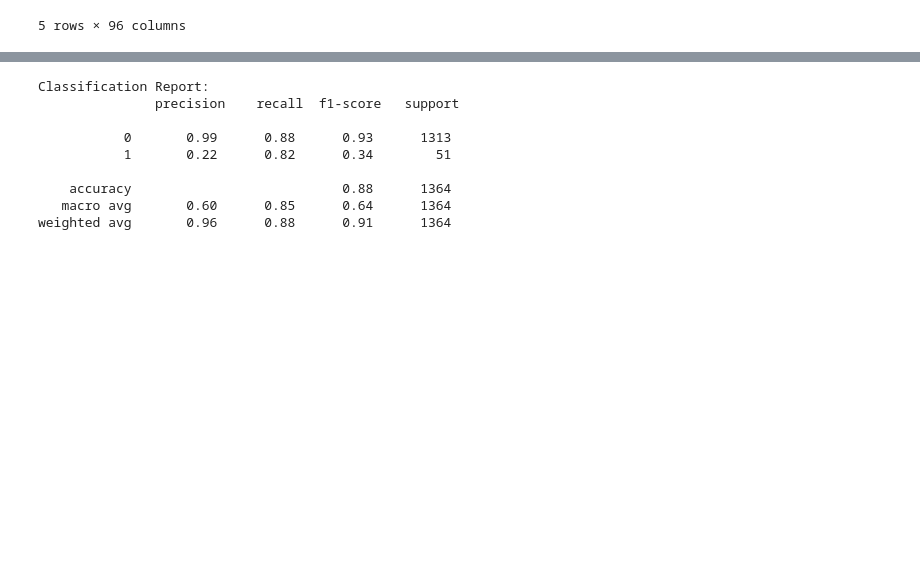
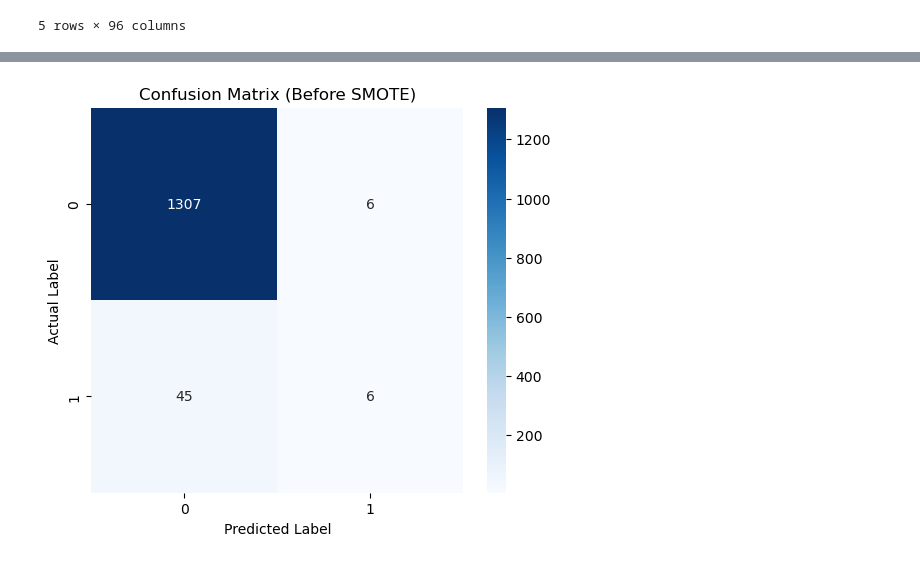
Before and after one commit to SLIIT-Y4S1-ORG/ML-IT4060-ASSIGNMENT01, a Jupyter notebook: KNN/KNN + SMOTE WORKFLOW.ipynb, the cells around one changed output, grey strips where cells are left out. Drawn from its saved outputs; the diff is of its cells as text; code cells hidden in the pictures; blank space fills up the shorter version.

```diff
--- a/KNN/KNN + SMOTE WORKFLOW.ipynb
+++ b/KNN/KNN + SMOTE WORKFLOW.ipynb
@@ -60,0 +45,5 @@ y_pred = model.predict(X_test)
+# %%
+scaler = StandardScaler()
+
+X_train = scaler.fit_transform(X_train)
+X_test = scaler.transform(X_test)
@@ -73,12 +67,13 @@ Confusion Matrix:
-# %%
-print("Classification Report:\n", classification_report(y_test, y_pred))
-# %% [output]
-Classification Report:
-               precision    recall  f1-score   support
-
-           0       0.99      0.88      0.93      1313
-           1       0.22      0.82      0.34        51
-
-    accuracy                           0.88      1364
-   macro avg       0.60      0.85      0.64      1364
-weighted avg       0.96      0.88      0.91      1364
+# %%
+cm = confusion_matrix(y_test, y_pred)
+
+plt.figure(figsize=(6,5))
+sns.heatmap(cm, annot=True, fmt='d', cmap='Blues')
+
+plt.xlabel("Predicted Label")
+plt.ylabel("Actual Label")
+plt.title("Confusion Matrix (Before SMOTE)")
+
+plt.show()
+# %% [output]
+[figure, added]
```
Also changed, not shown: parts of 23 cells of this notebook, 2 other files.
